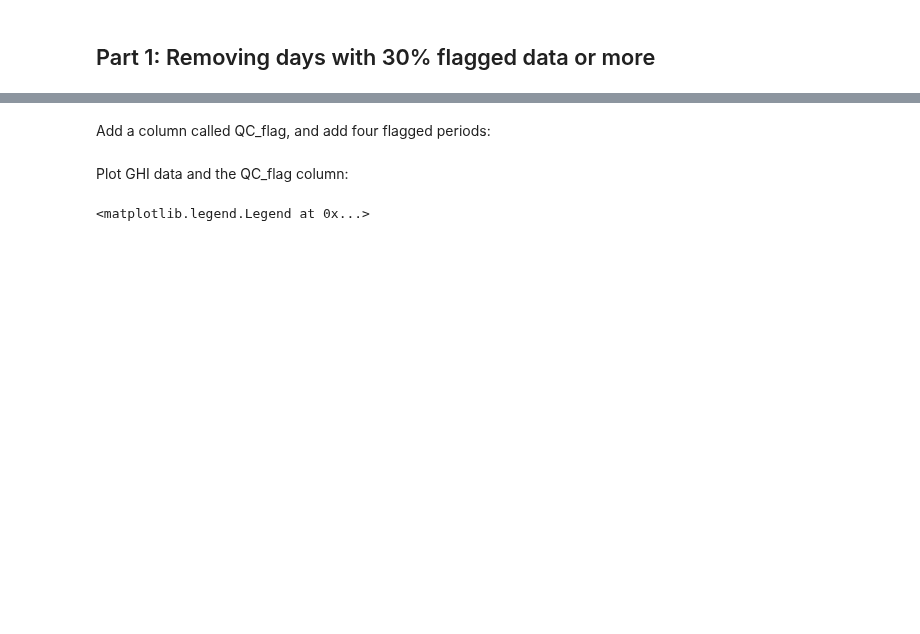
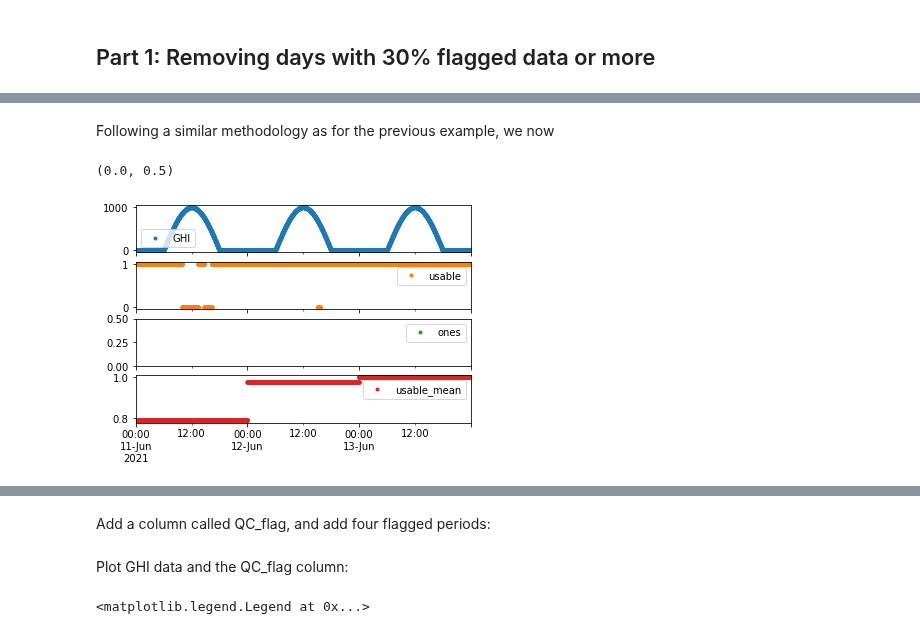
Before and after one commit to AdamRJensen/adamrjensen.github.io, a Jupyter notebook: posts/remove_data_islands.ipynb, the cells around one changed output, grey strips where cells are left out. Saved outputs shown, nothing was run; the diff lists cells and outputs as text; code cells hidden in the pictures; blank space fills up the shorter version.

```diff
--- a/posts/remove_data_islands.ipynb
+++ b/posts/remove_data_islands.ipynb
@@ -93,0 +97,16 @@ array([<AxesSubplot:>, <AxesSubplot:>], dtype=object)
+# %% [markdown]
+Following a similar methodology as for the previous example, we now
+# %%
+df['ones'] = 1  # dummy column used for groupby
+
+threshold = 0.3  # threshold value
+df['usable_mean'] = df.groupby(df.index.date)['usable'].transform('mean')
+
+df.loc[df['usable_mean']<=threshold, 'usable'] = 0
+
+axes = df.plot(style='.', subplots=True, sharex=True)
+axes[-2].set_ylim(0, 0.5)
+axes[-2].set_ylim(0, 0.5)
+# %% [output]
+(0.0, 0.5)
+[figure, added]
```
Also changed, not shown: parts of 10 cells of this notebook, 4 other files.
